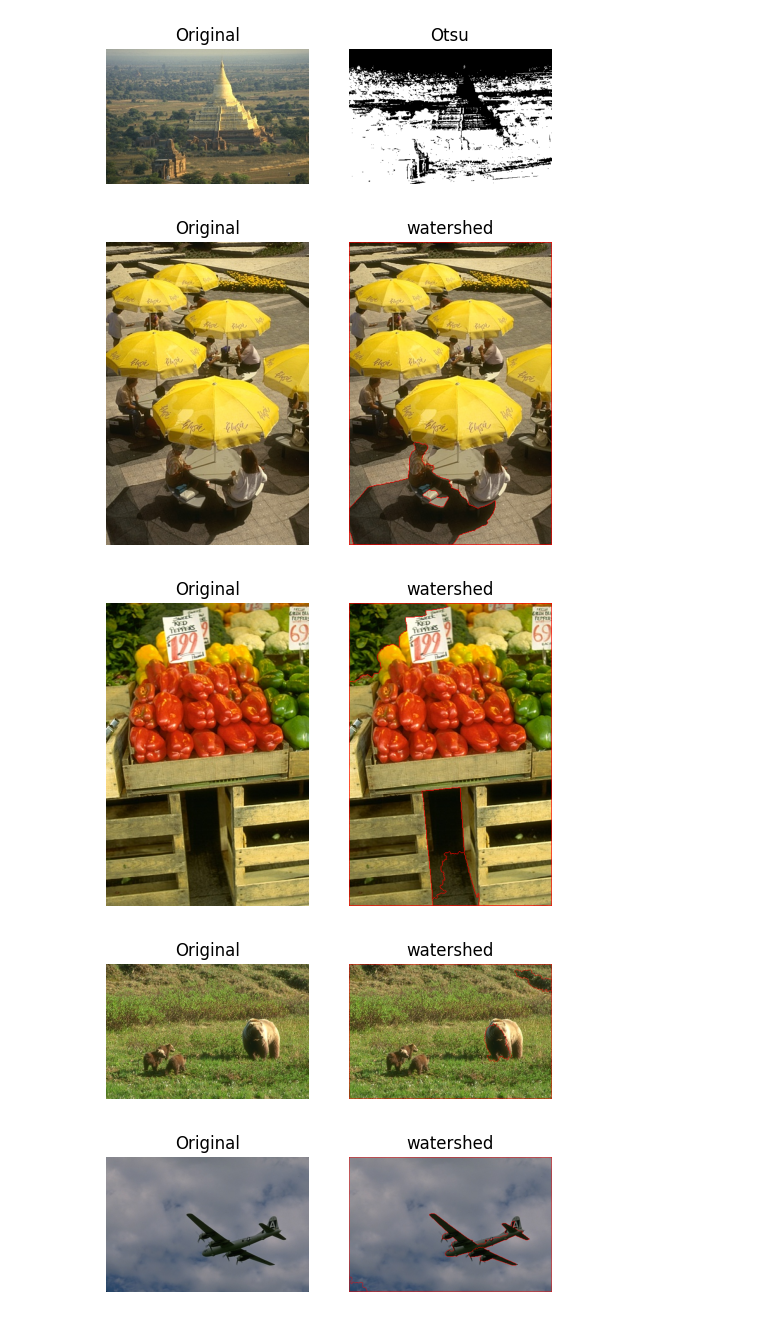
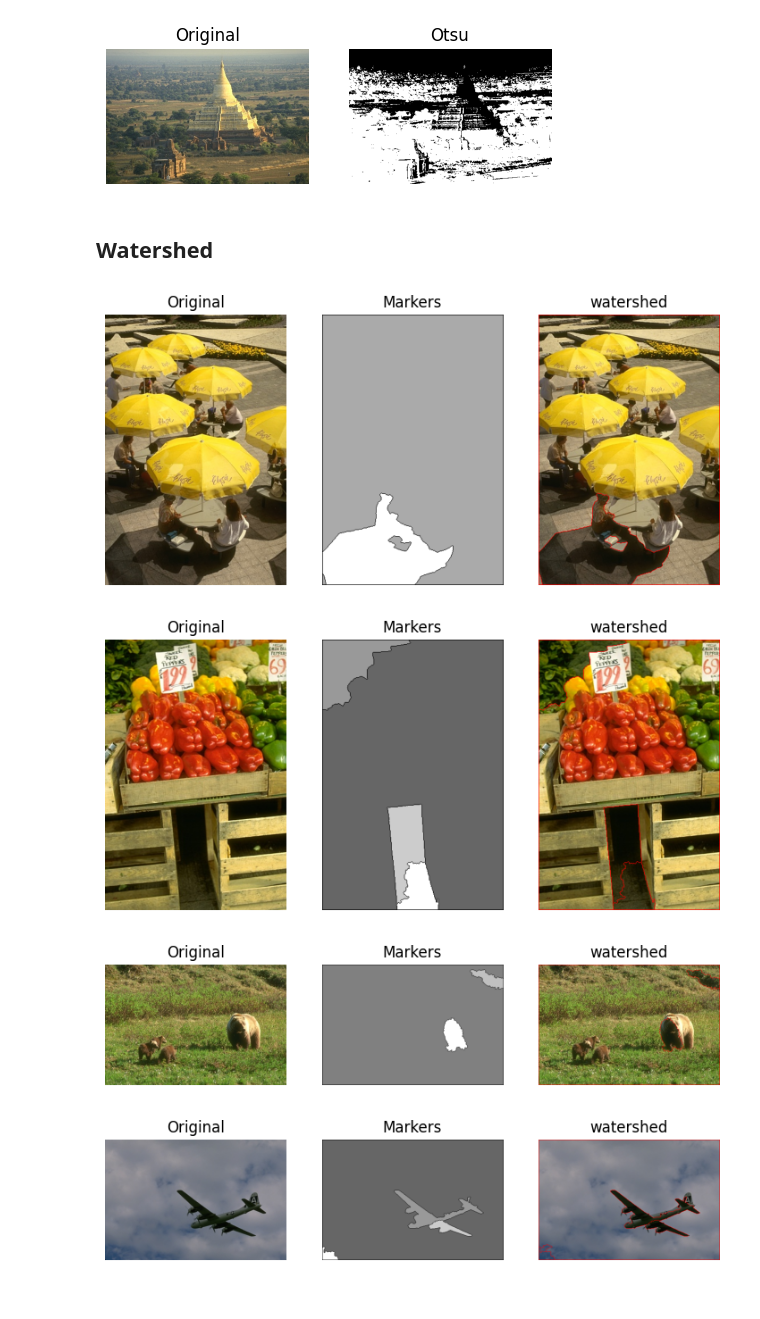
Before and after one commit to stefaneadna/digital-image-processing, a Jupyter notebook: Segmentation/segmentation.ipynb, the cells around one changed output. Saved outputs shown, nothing was run; the diff lists cells and outputs as text; code cells hidden in the pictures.

```diff
--- a/Segmentation/segmentation.ipynb
+++ b/Segmentation/segmentation.ipynb
@@ -90,44 +94,47 @@ for image in dataset: otsu_show(image)
 [figure]
 [figure]
 [figure]
+# %% [markdown]
+## Watershed
 # %%
 def watershed(image):
     image_gray = cv2.cvtColor(image,cv2.COLOR_RGB2GRAY)
     thresh = cv2.threshold(image_gray,0,255,cv2.THRESH_BINARY_INV+cv2.THRESH_OTSU)[1]
 
-    # aplica abertura para remover os ruidos
+    # aplica abertura
     kernel = np.ones((3,3),np.uint8)
-    opening = cv2.morphologyEx(thresh,cv2.MORPH_OPEN,kernel, iterations = 2)
+    image_open = cv2.morphologyEx(thresh,cv2.MORPH_OPEN,kernel, iterations = 2)
 
-    # dilata a area pra preencher os espaços q a abertura tirou
-    sure_bg = cv2.dilate(opening,kernel,iterations=3)
+    # dilata a imagem
+    image_dilate = cv2.dilate(image_open,kernel,iterations=3)
 
     # encontra a area
-    dist_transform = cv2.distanceTransform(opening,cv2.DIST_L2,5)
-    sure_fg = cv2.threshold(dist_transform,0.7*dist_transform.max(),255,0)[1]
+    dist_transform = cv2.distanceTransform(image_open,cv2.DIST_L2,5)
+    imagebinary = cv2.threshold(dist_transform,0.7*dist_transform.max(),255,0)[1]
 
     # encontra a região
-    sure_fg = np.uint8(sure_fg)
-    unknown = cv2.subtract(sure_bg,sure_fg)
-    markers = cv2.connectedComponents(sure_fg)[1]
+    imagebinary = np.uint8(imagebinary)
+    unknown = cv2.subtract(image_dilate,imagebinary)
+    markers = cv2.connectedComponents(imagebinary)[1]
 
     markers = markers+1
     markers[unknown==255] = 0
 
     markers = cv2.watershed(image,markers)
     image[markers == -1] = [255,0,0]
-    return image
+    return image, markers
 
 def watershed_show(image):
    plt.figure(figsize=(12,8))
    plt.axis('off')
 
    show(141,image,'Original')
-   show(142,watershed(image),'watershed')
+   show(142,watershed(image)[1],'Markers')
+   show(143,watershed(image)[0],'watershed')
 
 for image in dataset: watershed_show(image)
 # %% [output]
-[figure, old version]
+[figure, new version]
-[figure, old version]
+[figure, new version]
-[figure, old version]
+[figure, new version]
-[figure, old version]
+[figure, new version]
```
Also changed, not shown: parts of 3 cells of this notebook, 1 other file.
